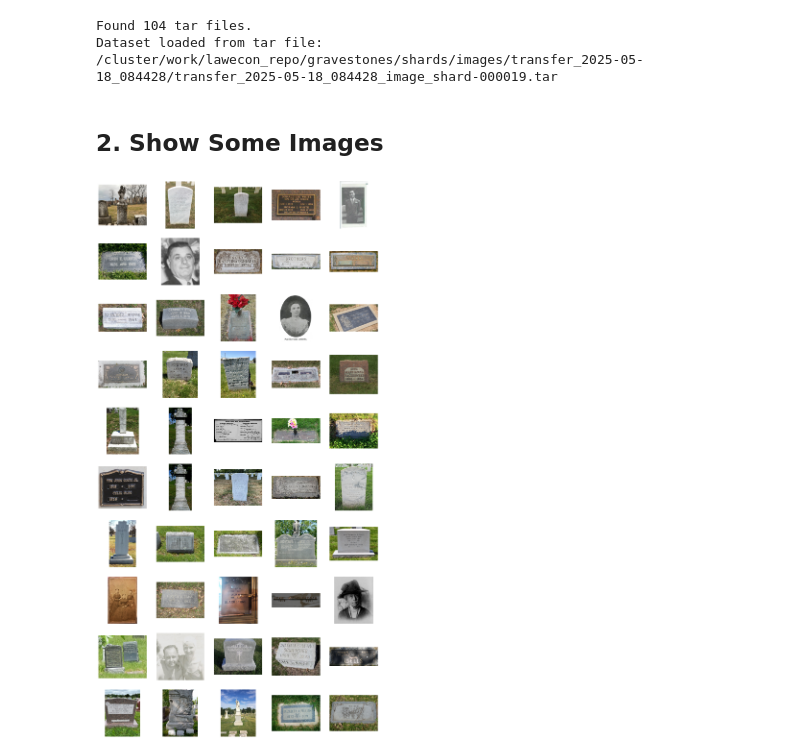
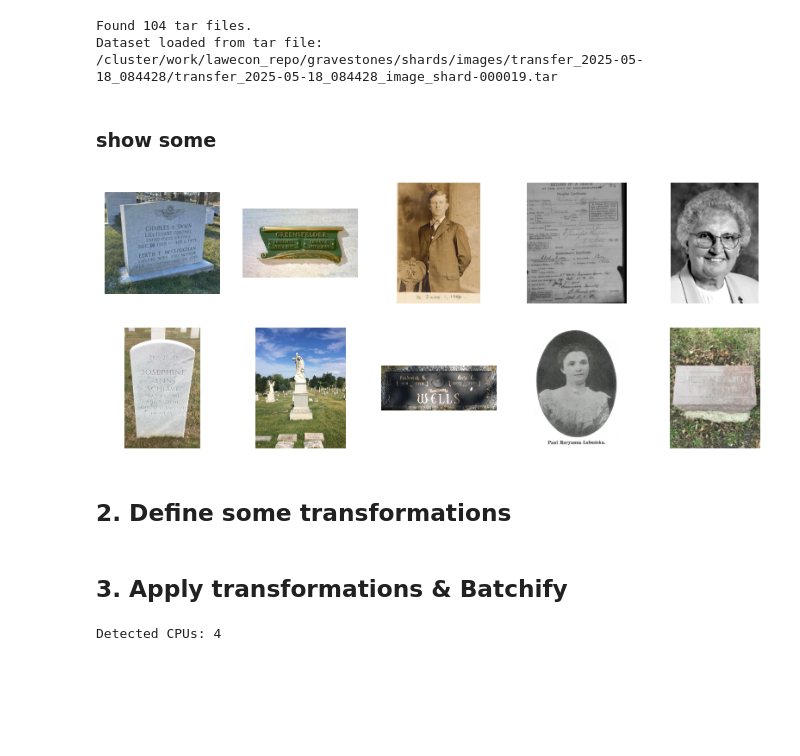
Before and after one commit to mpan31415/Supervised_Research, a Jupyter notebook: dataset/load_dataset.ipynb, the cells around one changed output. Cells and saved outputs as stored; diff of their text form; code cells hidden in the pictures; blank space fills up the shorter version.

```diff
--- a/dataset/load_dataset.ipynb
+++ b/dataset/load_dataset.ipynb
@@ -25,31 +27,31 @@ print(f"Found {len(tar_files)} tar files.")
 # use the first tar file for testing
 tar_file = tar_files[0]
 
-dataset = (
-    wds.WebDataset(tar_file)
-    .decode("pil")
-    .to_tuple("jpg;png")
-)
+# create webdataset object
+dataset = wds.WebDataset(tar_file, resampled=True, shardshuffle=True).shuffle(1000).decode("pil")
 
 assert isinstance(dataset, torch.utils.data.IterableDataset)
 print(f"Dataset loaded from tar file: {tar_file}")
 # %% [output]
 Found 104 tar files.
 Dataset loaded from tar file: /cluster/work/lawecon_repo/gravestones/shards/images/transfer_2025-05-18_084428/transfer_2025-05-18_084428_image_shard-000019.tar
-# %% [markdown]
-## 2. Show Some Images
+# %% [markdown]
+### show some
 # %%
-num_images = 50
+num_images = 10
 num_cols = 5
 
 num_rows = math.ceil(num_images/num_cols)
 layout = (num_rows, num_cols)
-fig, axes = plt.subplots(*layout, figsize=(15, 3 * num_rows))
-for i, (image,) in enumerate(dataset):
+fig, axes = plt.subplots(*layout, figsize=(10, 2 * num_rows))
+for i, img_dict in enumerate(dataset):
     if i >= num_images:
         break
+    image = img_dict["jpg"] if "jpg" in img_dict else img_dict["png"]
     ax = axes[i // layout[1], i % layout[1]]
     ax.imshow(image)
     ax.axis('off')
 # %% [output]
-[figure, old version]
+[figure, new version]
+# %% [markdown]
+## 2. Define some transformations
@@ -55,0 +72,16 @@ for i, (image,) in enumerate(dataset):
+# %% [markdown]
+## 3. Apply transformations & Batchify
+# %%
+train_set = dataset.map(make_sample).batched(64)
+
+num_cpus = os.cpu_count()
+print("Detected CPUs:", num_cpus)
+train_loader = wds.WebLoader(train_set, batch_size=None, num_workers=num_cpus)
+
+# Unbatch, shuffle between workers, then rebatch.
+train_loader = train_loader.unbatched().shuffle(10).batched(64)
+
+# Since we are using resampling, the dataset is infinite; set an artificial epoch size (number of batches per epoch).
+train_loader = train_loader.with_epoch(10)
+# %% [output]
+Detected CPUs: 4
```
Also changed, not shown: parts of 4 cells of this notebook, 4 other files.
